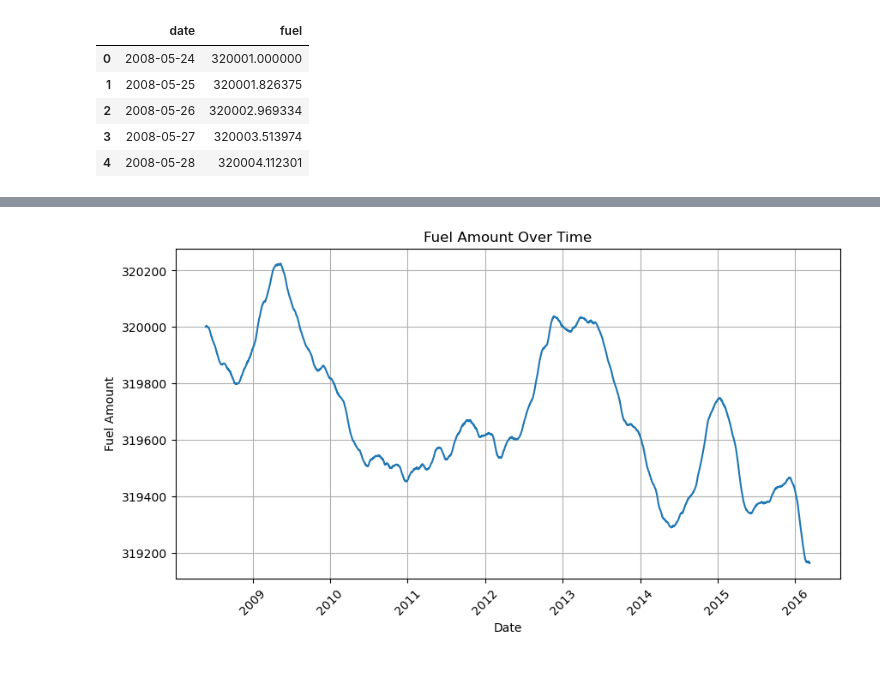
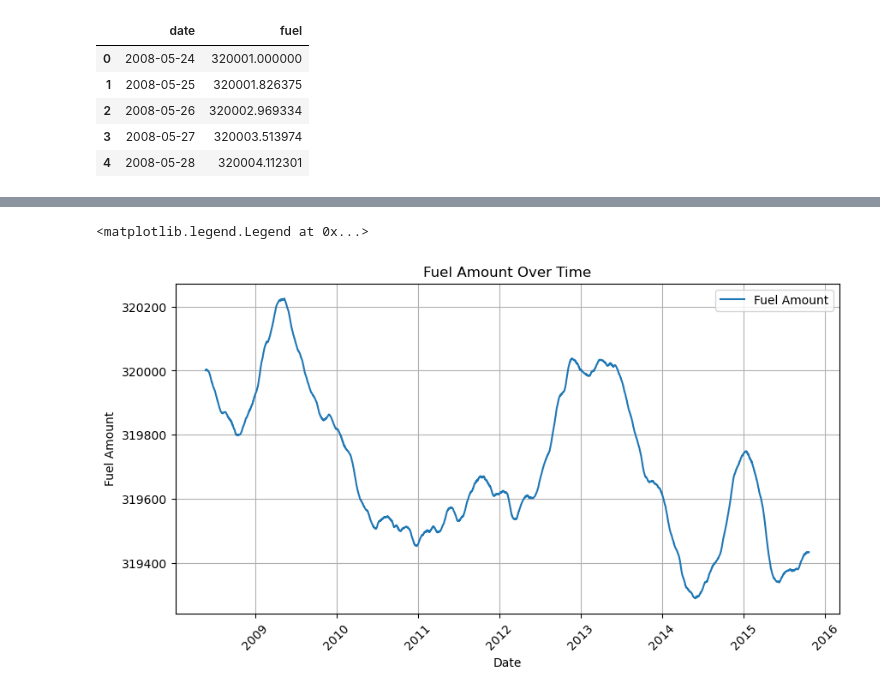
Before and after one commit to maxim-mat/DS-training, a Jupyter notebook: פרק 8 - סדרות זמן/ts_exercise.ipynb, the cells around one changed output, grey strips where cells are left out. Saved outputs shown, nothing was run; the diff lists cells and outputs as text; code cells hidden in the pictures.

```diff
--- a/פרק 8 - סדרות זמן/ts_exercise.ipynb
+++ b/פרק 8 - סדרות זמן/ts_exercise.ipynb
@@ -26,0 +32,3 @@ None
+# %%
+up_to2015_df = df.loc[df['date'] <='2015-10-20']
+up_to2015_df.head()
@@ -27,16 +42,13 @@ None
 # %%
-df["date"] = pd.to_datetime(df["date"], errors="coerce")
-df = df.sort_values("date")
-
-# Plot the data
 plt.figure(figsize=(10, 5))
-plt.plot(df["date"], df["fuel"],  label="Fuel Amount")
+plt.plot(up_to2015_df["date"], up_to2015_df["fuel"],  label="Fuel Amount")
 
 plt.xlabel("Date")
 plt.ylabel("Fuel Amount")
 plt.title("Fuel Amount Over Time")
 plt.xticks(rotation=45)
 plt.grid(True)
 plt.legend()
 # %% [output]
+<matplotlib.legend.Legend at 0x...>
-[figure, old version]
+[figure, new version]
```
Also changed, not shown: parts of 20 cells of this notebook.
